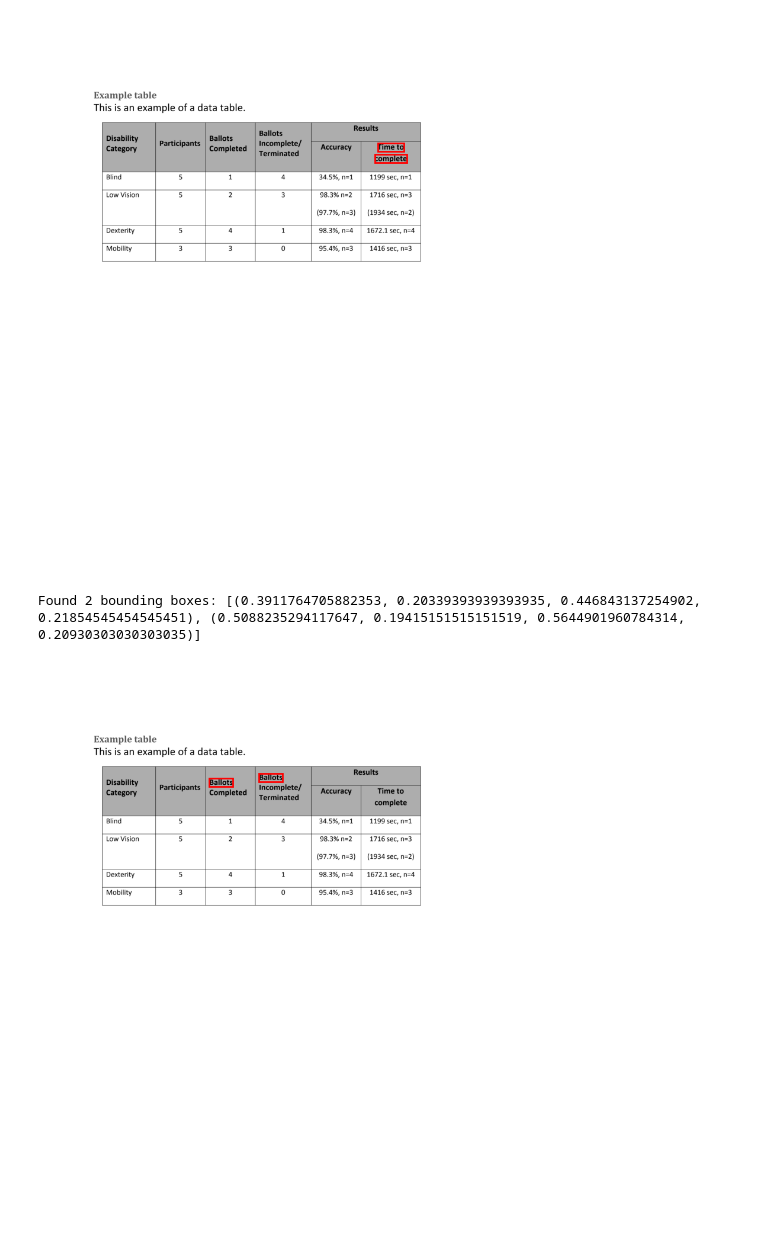
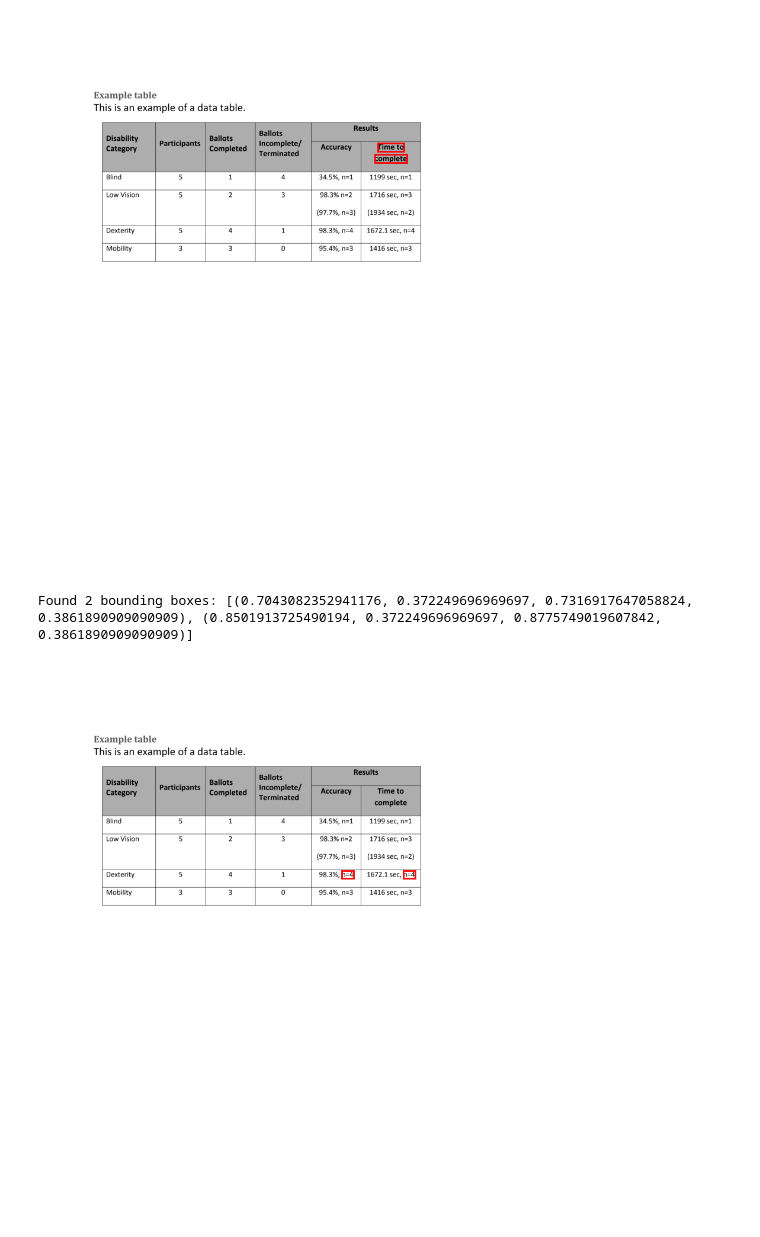
Before and after one commit to oidlabs-com/Lexoid, a Jupyter notebook: examples/example_notebook_reference_highlight.ipynb, the cells around one changed output. Cells and saved outputs as stored; diff of their text form; code cells hidden in the pictures.

```diff
--- a/examples/example_notebook_reference_highlight.ipynb
+++ b/examples/example_notebook_reference_highlight.ipynb
@@ -63,14 +74,14 @@ visualize_bounding_boxes(rgb_img, matched_bboxes)
 Found 3 bounding boxes: [(0.7894117647058824, 0.21915151515151512, 0.8298627450980393, 0.2343030303030303), (0.8343137254901961, 0.21915151515151512, 0.8517254901960783, 0.2343030303030303), (0.782156 ...
 [figure]
 # %%
-substring = "Ballots"
+substring = "n=4"
 matched_bboxes = find_bboxes_for_substring(bboxes, content, substring, match_mode="all_matches")
 print(f"Found {len(matched_bboxes)} bounding boxes:", matched_bboxes)
 
 visualize_bounding_boxes(rgb_img, matched_bboxes)
 # %% [output]
-Found 2 bounding boxes: [(0.3911764705882353, 0.20339393939393935, 0.446843137254902, 0.21854545454545451), (0.5088235294117647, 0.19415151515151519, 0.5644901960784314, 0.20930303030303035)]
+Found 2 bounding boxes: [(0.7043082352941176, 0.372249696969697, 0.7316917647058824, 0.3861890909090909), (0.8501913725490194, 0.372249696969697, 0.8775749019607842, 0.3861890909090909)]
-[figure, old version]
+[figure, new version]
 # %%
 visualize_bounding_boxes(rgb_img, matched_bboxes, highlight=True)
 # %% [output]
```
Also changed, not shown: parts of 6 cells of this notebook, 5 other files.
